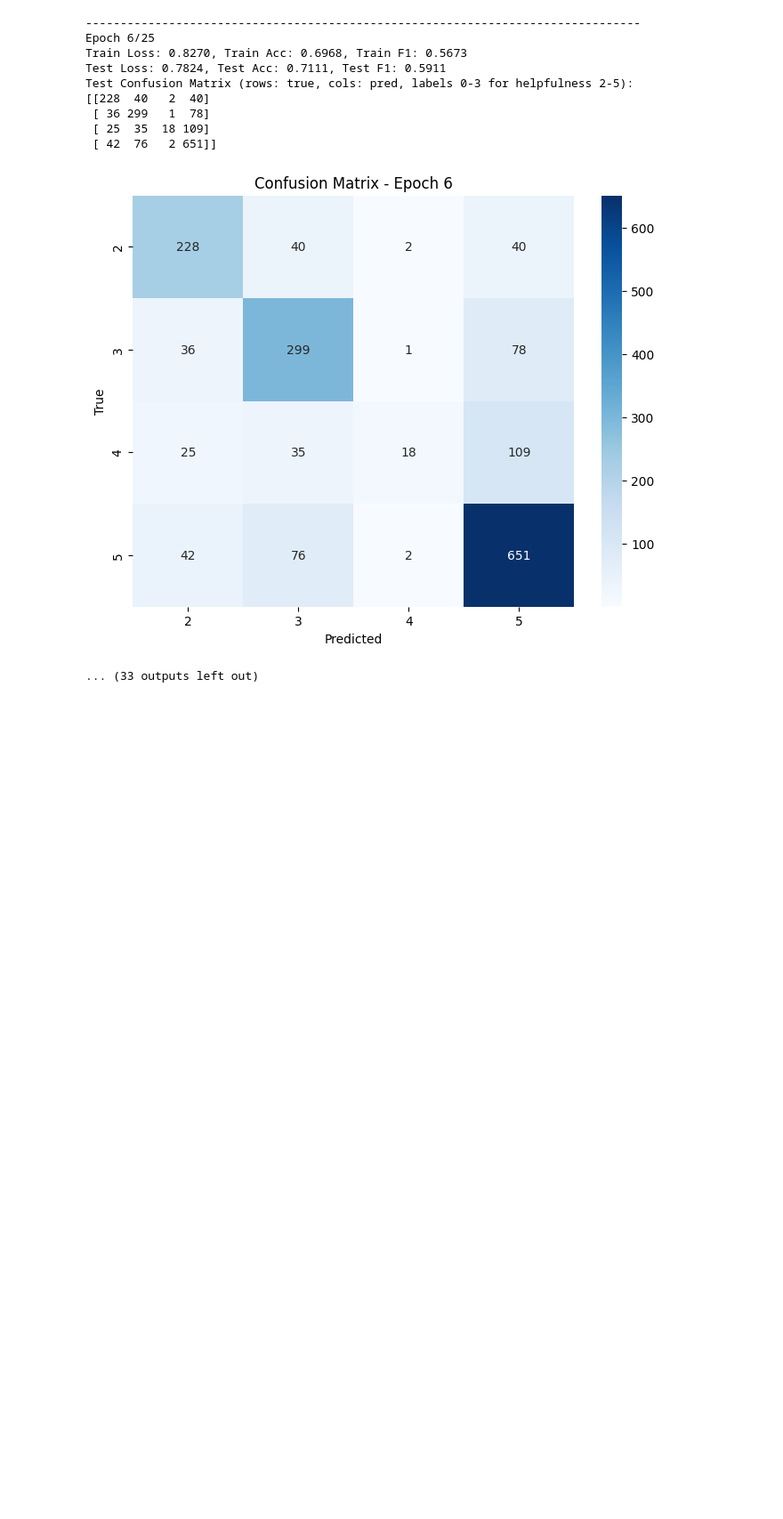
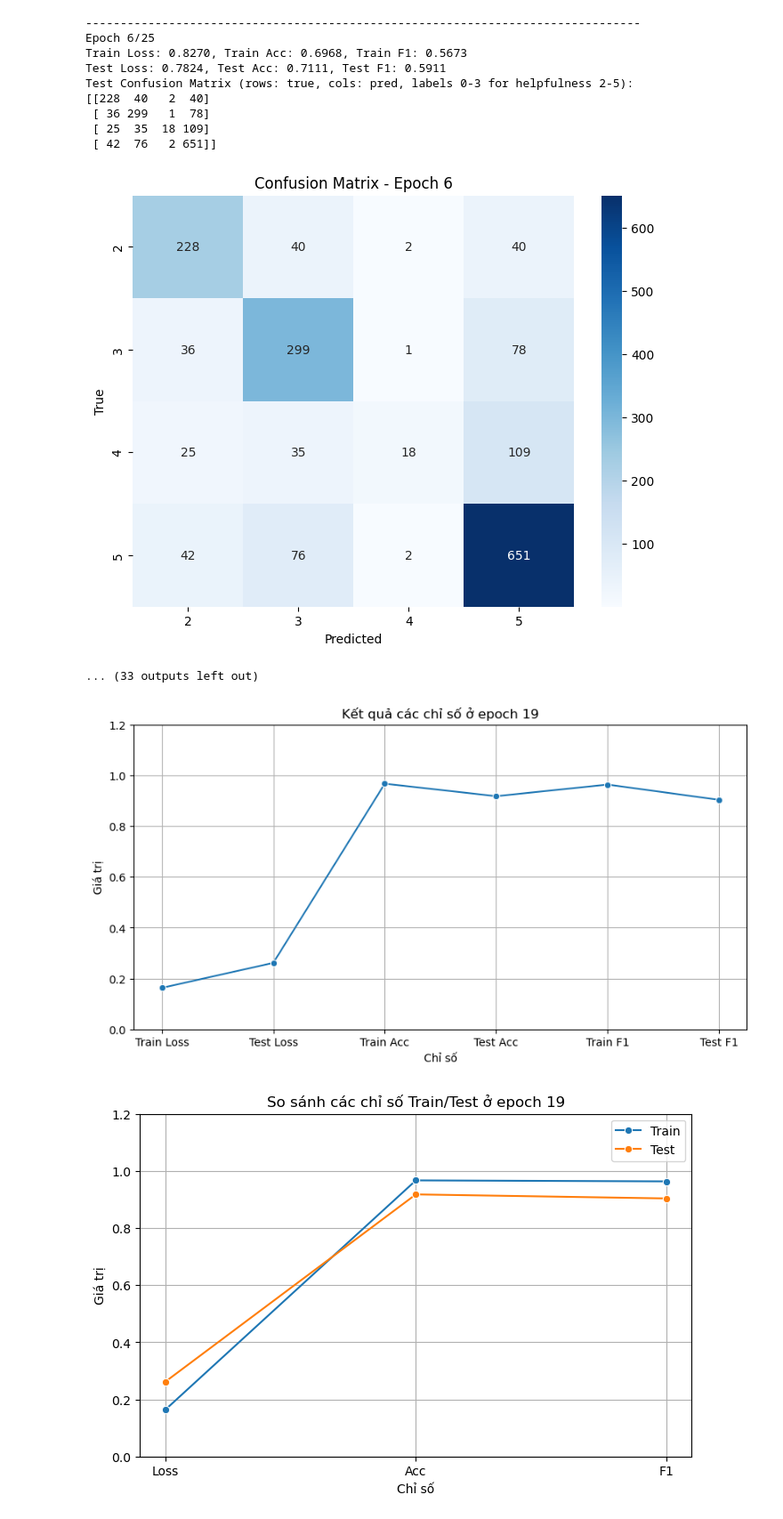
Before and after one commit to fountainhead-2207/Project-DS108-102-107, a Jupyter notebook: Data Processing/Modeling/v2/image_model_final.ipynb.ipynb, the cells around one changed output. Shown at 89% size. Saved outputs shown, nothing was run; the diff lists cells and outputs as text; code cells hidden in the pictures; blank space fills up the shorter version.

```diff
--- a/Data Processing/Modeling/v2/image_model_final.ipynb.ipynb
+++ b/Data Processing/Modeling/v2/image_model_final.ipynb.ipynb
@@ -1302,3 +626,76 @@ Test Confusion Matrix (rows: true, cols: pred, labels 0-3 for helpfulness 2-5):
  [ 42  76   2 651]]
 [figure]
 ... (33 outputs left out)
+# %%
+# Vẽ lineplot kết quả loss, accuracy, f1 của epoch 19
+import matplotlib.pyplot as plt
+import seaborn as sns
+
+# Số liệu thực tế của epoch 19
+epoch19_metrics = {
+    'Train Loss': 0.1631,
+    'Test Loss': 0.2613,
+    'Train Acc': 0.9670,
+    'Test Acc': 0.9180,
+    'Train F1': 0.9635,
+    'Test F1': 0.9037
+}
+
+metrics_names = list(epoch19_metrics.keys())
+metrics_values = list(epoch19_metrics.values())
+
+plt.figure(figsize=(10, 5))
+sns.lineplot(x=metrics_names, y=metrics_values, marker='o')
+plt.title('Kết quả các chỉ số ở epoch 19')
+plt.ylabel('Giá trị')
+plt.xlabel('Chỉ số')
+plt.ylim(0, 1.2)
+plt.grid(True)
+plt.show()
+
+# So sánh train và test bằng 2 đường lineplot
+import matplotlib.pyplot as plt
+import seaborn as sns
+
+# Số liệu thực tế của epoch 19
+train_values = [0.1631, 0.9670, 0.9635]  # Loss, Acc, F1
+test_values = [0.2613, 0.9180, 0.9037]   # Loss, Acc, F1
+metrics = ['Loss', 'Acc', 'F1']
+
+plt.figure(figsize=(8, 5))
+sns.lineplot(x=metrics, y=train_values, marker='o', label='Train')
+sns.lineplot(x=metrics, y=test_values, marker='o', label='Test')
+plt.title('So sánh các chỉ số Train/Test ở epoch 19')
+plt.ylabel('Giá trị')
+plt.xlabel('Chỉ số')
+plt.ylim(0, 1.2)
+plt.grid(True)
+plt.legend()
+plt.show()
+
+# So sánh train/test của epoch 1 và epoch 19 bằng lineplot
+import matplotlib.pyplot as plt
+import seaborn as sns
+
+# Số liệu thực tế
+metrics = ['Loss', 'Acc', 'F1']
+train_epoch1 = [1.4445, 0.3043, 0.2687]
+test_epoch1 = [1.2349, 0.4768, 0.3855]
+train_epoch19 = [0.1631, 0.9670, 0.9635]
+test_epoch19 = [0.2613, 0.9180, 0.9037]
+
+plt.figure(figsize=(10, 6))
+sns.lineplot(x=metrics, y=train_epoch1, marker='o', label='Train Epoch 1')
+sns.lineplot(x=metrics, y=test_epoch1, marker='o', label='Test Epoch 1')
+sns.lineplot(x=metrics, y=train_epoch19, marker='o', label='Train Epoch 19')
+sns.lineplot(x=metrics, y=test_epoch19, marker='o', label='Test Epoch 19')
+plt.title('So sánh các chỉ số Train/Test giữa Epoch 1 và Epoch 19')
+plt.ylabel('Giá trị')
+plt.xlabel('Chỉ số')
+plt.ylim(0, 1.6)
+plt.grid(True)
+plt.legend()
+plt.show()
+# %% [output]
+[figure, added]
+[figure, added]
```
Also changed, not shown: parts of 5 cells of this notebook.
